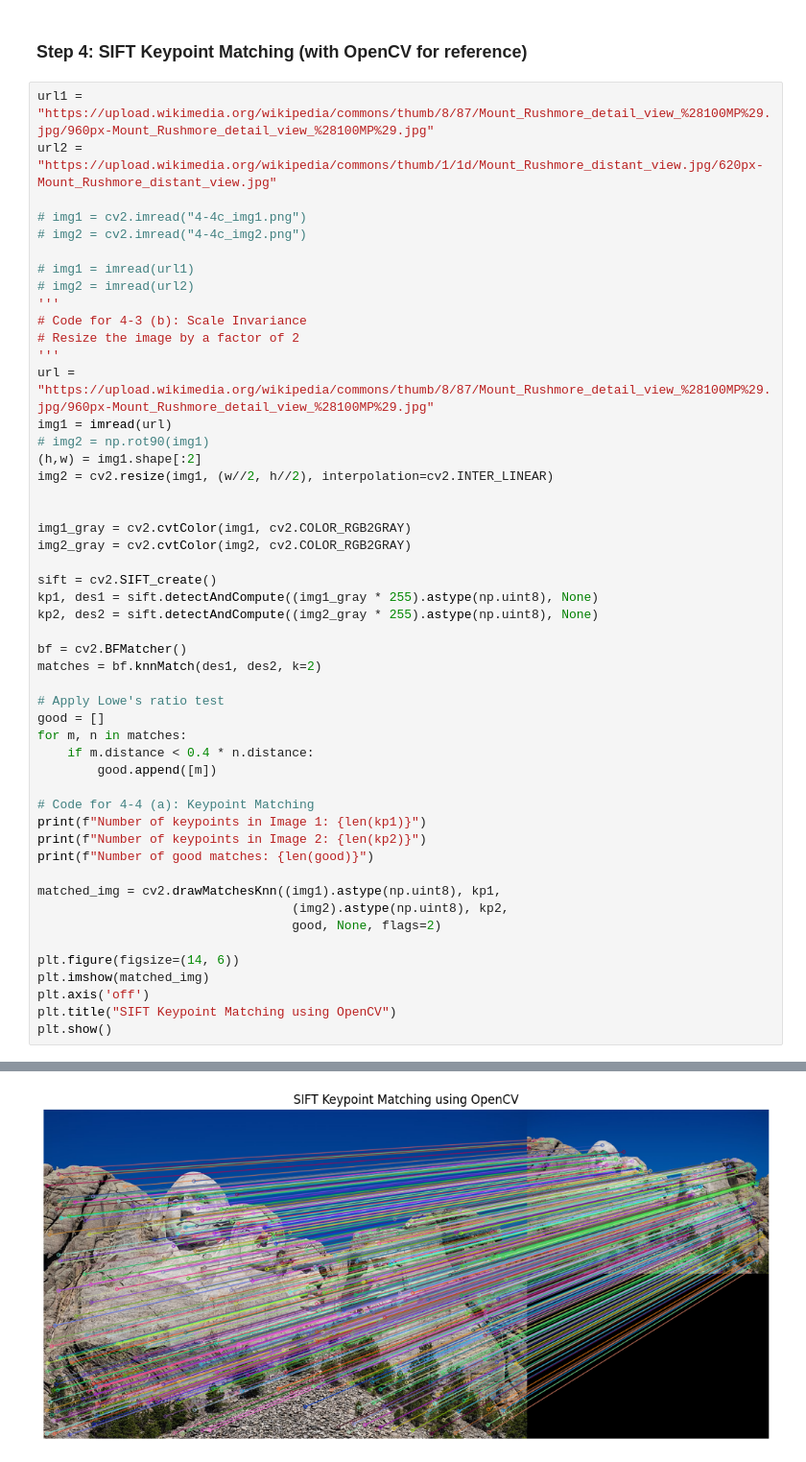
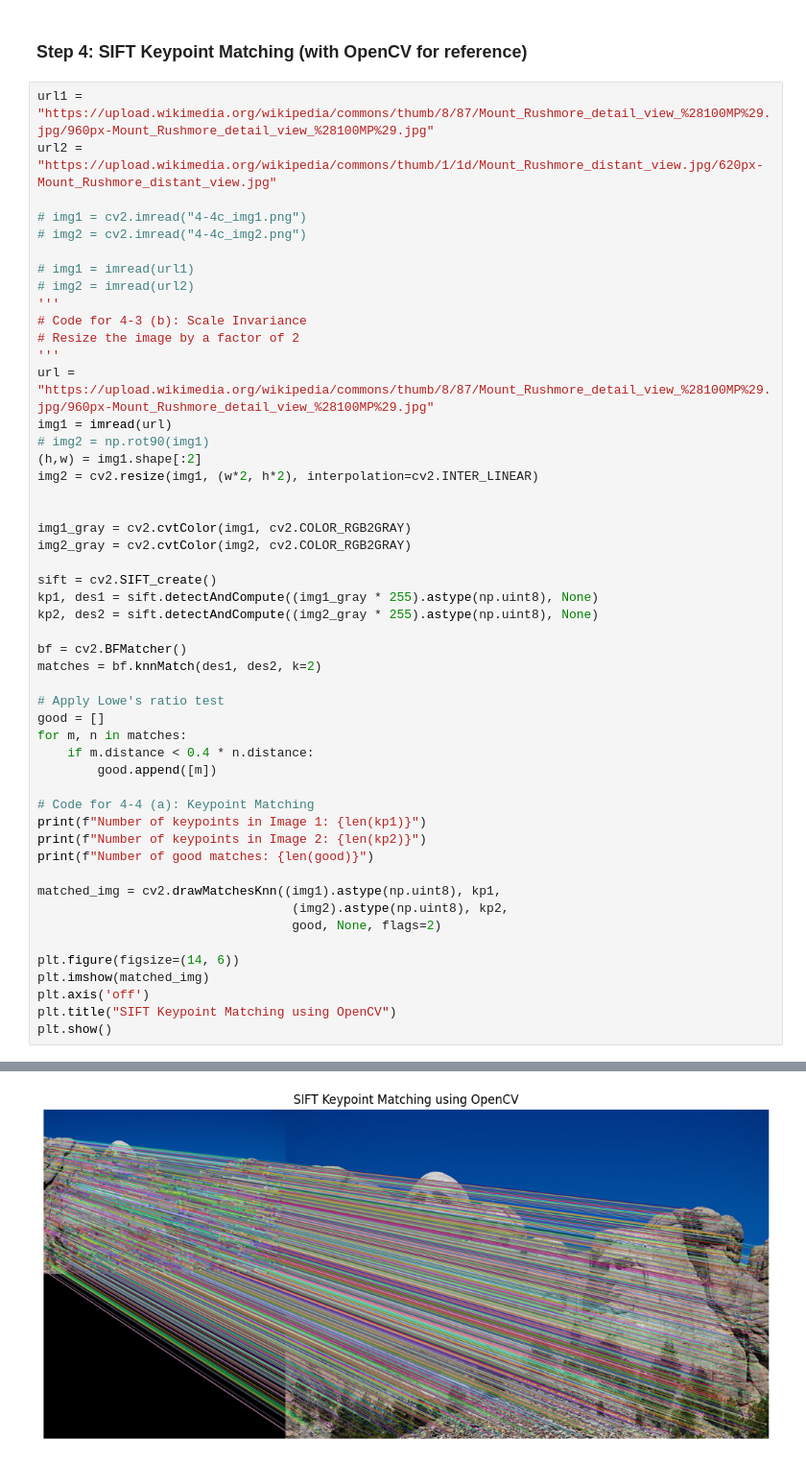
Before and after one commit to Ice-Moca/SNUCSE, a Jupyter notebook: Computer Vision/HW1/homework1/4_sift/sift.ipynb, the cells around one changed output, grey strips where cells are left out. Shown at 96% size. Cells and saved outputs as stored; diff of their text form.

```diff
--- a/Computer Vision/HW1/homework1/4_sift/sift.ipynb
+++ b/Computer Vision/HW1/homework1/4_sift/sift.ipynb
@@ -148,7 +345,7 @@ url = "https://upload.wikimedia.org/wikipedia/commons/thumb/8/87/Mount_Rushmore_
 img1 = imread(url)
 # img2 = np.rot90(img1)
 (h,w) = img1.shape[:2]
-img2 = cv2.resize(img1, (w//2, h//2), interpolation=cv2.INTER_LINEAR)
+img2 = cv2.resize(img1, (w*2, h*2), interpolation=cv2.INTER_LINEAR)
 
 
 img1_gray = cv2.cvtColor(img1, cv2.COLOR_RGB2GRAY)
@@ -188 +385 @@ Number of good matches: 499
-[figure, old version]
+[figure, new version]
```
Also changed, not shown: parts of 2 cells of this notebook, 5 other files.
